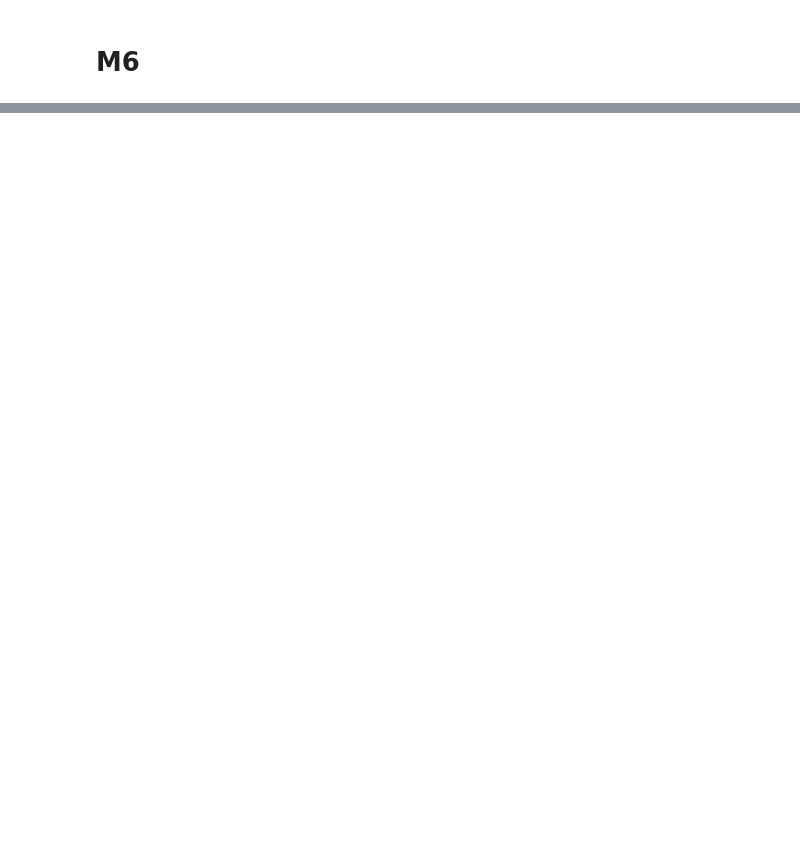
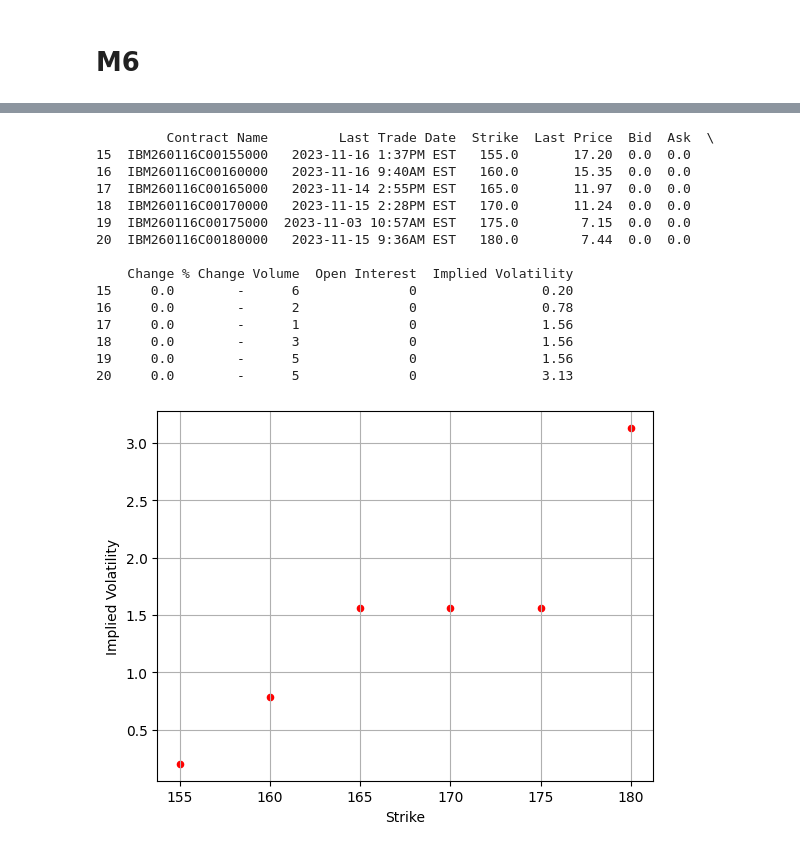
Before and after one commit to Huynh-Tr/MScFE-4, a Jupyter notebook: Derivative Pricing.ipynb, the cells around one changed output, grey strips where cells are left out. Saved outputs shown, nothing was run; the diff lists cells and outputs as text; code cells hidden in the pictures; blank space fills up the shorter version.

```diff
--- a/Derivative Pricing.ipynb
+++ b/Derivative Pricing.ipynb
@@ -2025,0 +2068,22 @@ BA['Adj Close'].pct_change().dropna().cov()
+# %%
+Mat = date(2023,12,29)
+T = Mat - date.today()
+ticker = 'TSLA'
+
+print(T)
+
+chain = options.get_options_chain(ticker, date=Mat)
+options_mats = options.get_expiration_dates(ticker)
+
+print(options_mats[::-1])
+
+price = si.get_live_price(ticker)
+print(price)
+
+# callData = chain['calls']
+# putData = chain['puts']
+
+# print(callData.shape)
+# callData.head(15)
+
+chain
@@ -2025,0 +2111,30 @@ BA['Adj Close'].pct_change().dropna().cov()
+# %%
+import matplotlib.pyplot as plt
+
+df_call = callData
+df_call['Implied Volatility'] = df_call['Implied Volatility'].str[:-1]
+df_call['Implied Volatility'] = df_call['Implied Volatility'].astype(float)
+df_call = df_call[df_call['Implied Volatility']>0]
+df_call = df_call[
+    (df_call['Strike'] > price*0.8) & (df_call['Strike'] < price*1.2)
+]
+print(df_call)
+df_call.plot(kind='scatter', x='Strike', y='Implied Volatility', color='red')
+plt.grid();
+# %% [output]
+         Contract Name         Last Trade Date  Strike  Last Price  Bid  Ask  \
+15  IBM260116C00155000   2023-11-16 1:37PM EST   155.0       17.20  0.0  0.0
+16  IBM260116C00160000   2023-11-16 9:40AM EST   160.0       15.35  0.0  0.0
+17  IBM260116C00165000   2023-11-14 2:55PM EST   165.0       11.97  0.0  0.0
+18  IBM260116C00170000   2023-11-15 2:28PM EST   170.0       11.24  0.0  0.0
+19  IBM260116C00175000  2023-11-03 10:57AM EST   175.0        7.15  0.0  0.0
+20  IBM260116C00180000   2023-11-15 9:36AM EST   180.0        7.44  0.0  0.0
+
+    Change % Change Volume  Open Interest  Implied Volatility
+15     0.0        -      6              0                0.20
+16     0.0        -      2              0                0.78
+17     0.0        -      1              0                1.56
+18     0.0        -      3              0                1.56
+19     0.0        -      5              0                1.56
+20     0.0        -      5              0                3.13
+[figure, added]
```
Also changed, not shown: parts of 26 cells of this notebook.
